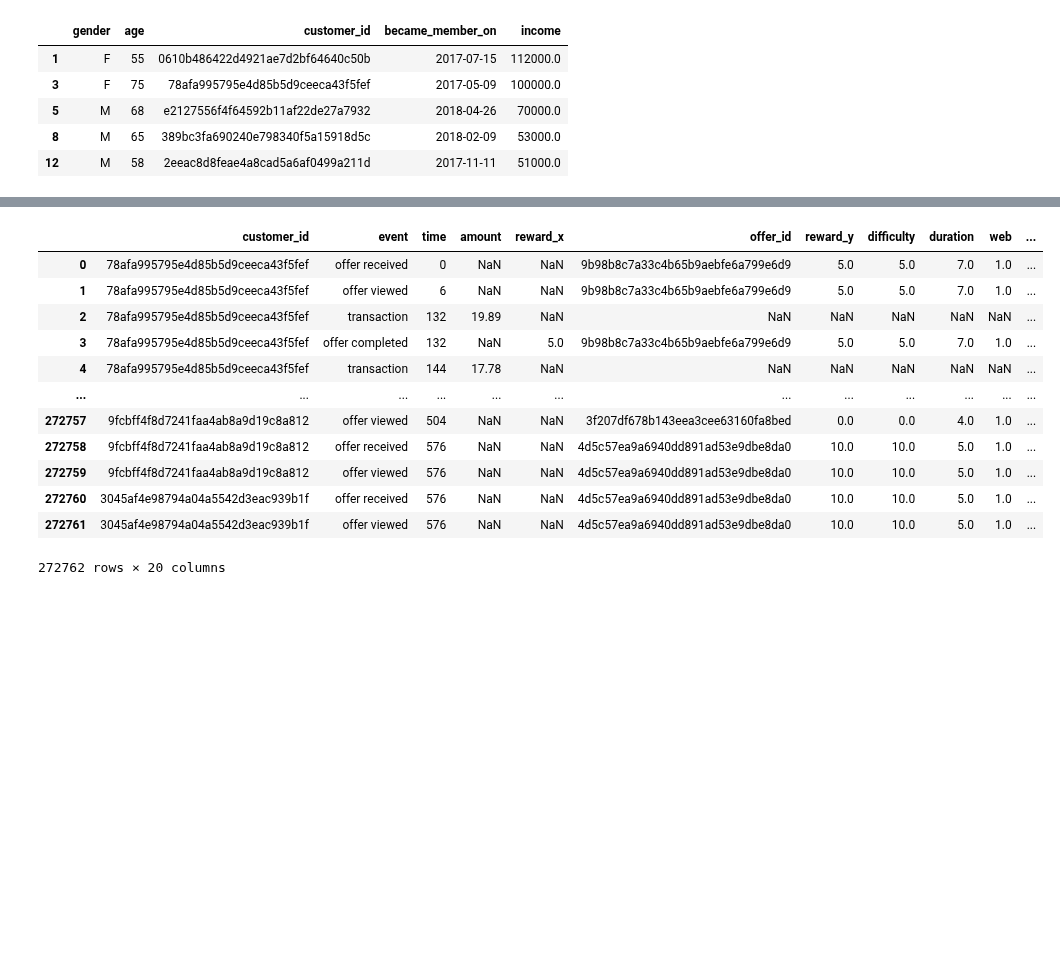
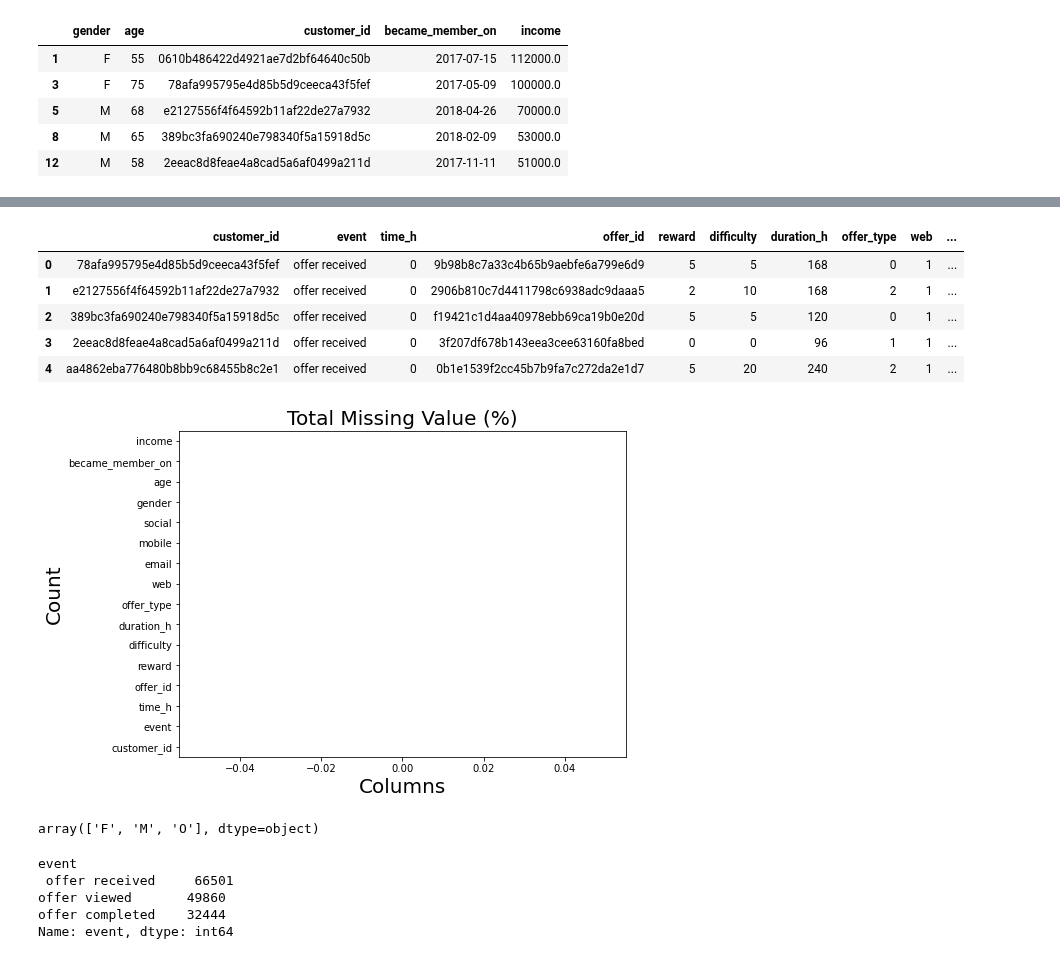
Before and after one commit to AlfaifyOsama/Starbucks-Capstone-Challenge, a Jupyter notebook: Starbucks_Capstone_notebook.ipynb, the cells around one changed output, grey strips where cells are left out. Saved outputs shown, nothing was run; the diff lists cells and outputs as text; code cells hidden in the pictures; blank space fills up the shorter version.

```diff
--- a/Starbucks_Capstone_notebook.ipynb
+++ b/Starbucks_Capstone_notebook.ipynb
@@ -387,3 +411,10 @@ transcript.rename(columns={'clean_id': 'offer_id'}, inplace=True)
 # %%
 # drop value column
 transcript.drop('value', axis=1, inplace=True)
+# %%
+# drop amount and reward columns since they have a huage number of missing valuse
+transcript.drop('amount', axis=1, inplace=True)
+transcript.drop('reward', axis=1, inplace=True)
+# %%
+# Drop transaction rows
+transcript.drop(transcript[transcript['event']== 'transaction'].index,axis=0,inplace = True)
@@ -390,3 +425,5 @@ transcript.drop('value', axis=1, inplace=True)
+# %%
+transcript.rename({'time':'time_h'}, axis=1, inplace=True)
 # %%
 transcript.head()
 # %% [output]
@@ -417,20 +454,31 @@ portfolio.head()
 # %%
 master_df = transcript.merge(portfolio,how='left',on='offer_id')
 # %%
-master_df = master_df.merge(profile, on = 'customer_id')
+master_df = master_df.merge(profile,how='left', on ='customer_id')
 # %%
-master_df
+master_df.head()
 # %% [output]
-|  | customer_id | event | time | amount | reward_x | offer_id | reward_y | difficulty | duration | web | ... |
-| 0 | 78afa995795e4d85b5d9ceeca43f5fef | offer received | 0 | NaN | NaN | 9b98b8c7a33c4b65b9aebfe6a799e6d9 | 5.0 | 5.0 | 7.0 | 1.0 | ... |
-| 1 | 78afa995795e4d85b5d9ceeca43f5fef | offer viewed | 6 | NaN | NaN | 9b98b8c7a33c4b65b9aebfe6a799e6d9 | 5.0 | 5.0 | 7.0 | 1.0 | ... |
-| 2 | 78afa995795e4d85b5d9ceeca43f5fef | transaction | 132 | 19.89 | NaN | NaN | NaN | NaN | NaN | NaN | ... |
-| 3 | 78afa995795e4d85b5d9ceeca43f5fef | offer completed | 132 | NaN | 5.0 | 9b98b8c7a33c4b65b9aebfe6a799e6d9 | 5.0 | 5.0 | 7.0 | 1.0 | ... |
-| 4 | 78afa995795e4d85b5d9ceeca43f5fef | transaction | 144 | 17.78 | NaN | NaN | NaN | NaN | NaN | NaN | ... |
-| ... | ... | ... | ... | ... | ... | ... | ... | ... | ... | ... | ... |
-| 272757 | 9fcbff4f8d7241faa4ab8a9d19c8a812 | offer viewed | 504 | NaN | NaN | 3f207df678b143eea3cee63160fa8bed | 0.0 | 0.0 | 4.0 | 1.0 | ... |
-| 272758 | 9fcbff4f8d7241faa4ab8a9d19c8a812 | offer received | 576 | NaN | NaN | 4d5c57ea9a6940dd891ad53e9dbe8da0 | 10.0 | 10.0 | 5.0 | 1.0 | ... |
-| 272759 | 9fcbff4f8d7241faa4ab8a9d19c8a812 | offer viewed | 576 | NaN | NaN | 4d5c57ea9a6940dd891ad53e9dbe8da0 | 10.0 | 10.0 | 5.0 | 1.0 | ... |
-| 272760 | 3045af4e98794a04a5542d3eac939b1f | offer received | 576 | NaN | NaN | 4d5c57ea9a6940dd891ad53e9dbe8da0 | 10.0 | 10.0 | 5.0 | 1.0 | ... |
-| 272761 | 3045af4e98794a04a5542d3eac939b1f | offer viewed | 576 | NaN | NaN | 4d5c57ea9a6940dd891ad53e9dbe8da0 | 10.0 | 10.0 | 5.0 | 1.0 | ... |
+|  | customer_id | event | time_h | offer_id | reward | difficulty | duration_h | offer_type | web | ... |
+| 0 | 78afa995795e4d85b5d9ceeca43f5fef | offer received | 0 | 9b98b8c7a33c4b65b9aebfe6a799e6d9 | 5 | 5 | 168 | 0 | 1 | ... |
+| 1 | e2127556f4f64592b11af22de27a7932 | offer received | 0 | 2906b810c7d4411798c6938adc9daaa5 | 2 | 10 | 168 | 2 | 1 | ... |
+| 2 | 389bc3fa690240e798340f5a15918d5c | offer received | 0 | f19421c1d4aa40978ebb69ca19b0e20d | 5 | 5 | 120 | 0 | 1 | ... |
+| 3 | 2eeac8d8feae4a8cad5a6af0499a211d | offer received | 0 | 3f207df678b143eea3cee63160fa8bed | 0 | 0 | 96 | 1 | 1 | ... |
+| 4 | aa4862eba776480b8bb9c68455b8c2e1 | offer received | 0 | 0b1e1539f2cc45b7b9fa7c272da2e1d7 | 5 | 20 | 240 | 2 | 1 | ... |
-272762 rows × 20 columns
+# %%
+total = master_df.isnull().sum().sort_values(ascending=False)
+percent = (master_df.isnull().sum()/master_df.isnull().count()).sort_values(ascending=False)
+missing_data = pd.concat([total, percent], axis=1, keys=['Total', 'Percent'])
+
+#histogram
+#missing_data = missing_data.head(20)
+percent_data = percent.head(20)
+percent_data.sort_values().plot(kind="barh", figsize = (8,6), fontsize = 10)
+plt.xlabel("Columns", fontsize = 20)
+plt.ylabel("Count", fontsize = 20)
+plt.title("Total Missing Value (%)", fontsize = 20);
+# %% [output]
+[figure, added]
+# %%
+master_df['gender'].unique()
+# %% [output]
+array(['F', 'M', 'O'], dtype=object)
@@ -436,0 +490,9 @@ master_df
+# %%
+for col in master_df[['event']]:
+    print(col, "\n", master_df[col].value_counts(dropna=False), "\n")
+# %% [output]
+event
+ offer received     66501
+offer viewed       49860
+offer completed    32444
+Name: event, dtype: int64
```
Also changed, not shown: parts of 43 cells of this notebook, 4 other files.
